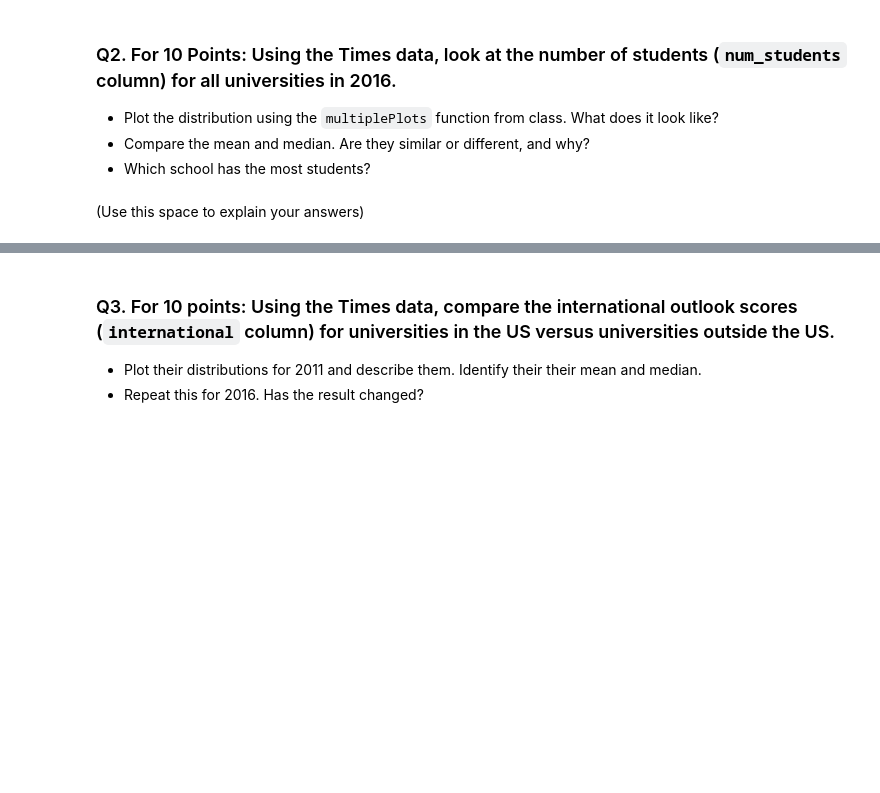
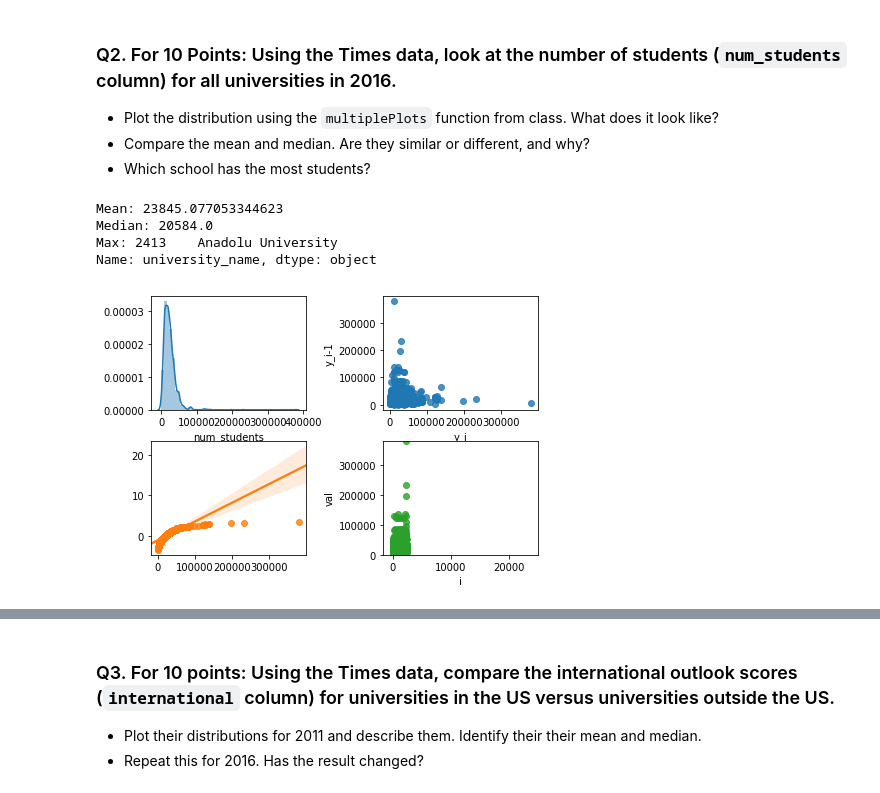
Before and after one commit to tengdann/si618, a Jupyter notebook: 618_HW3.ipynb, the cells around one changed output, grey strips where cells are left out. Drawn from its saved outputs; the diff is of its cells as text; code cells hidden in the pictures; blank space fills up the shorter version.

```diff
--- a/618_HW3.ipynb
+++ b/618_HW3.ipynb
@@ -38,2 +89,38 @@ Look at the column descriptions on the Kaggle page. Note that for some columns,
-# %% [markdown]
-(Use this space to explain your answers)
+# %%
+times_student_clean = times.dropna()
+def multiplePlots(series):
+
+    fig, axs = plt.subplots(2,2)
+    plt.tight_layout(pad = 0.4, w_pad = 4, h_pad = 1.0)
+
+    # Histogram
+    sns.distplot(series, ax = axs[0,0])
+
+    # Lag plot code here
+    lag = series.copy()
+    lag = np.array(lag[:-1])
+    current = series[1:]
+    ax = sns.regplot(current, lag, fit_reg = False, ax = axs[0,1])
+    ax.set_ylabel('y_i-1')
+    ax.set_xlabel("y_i")
+
+    # QQ plot code here
+    qntls, xr = stats.probplot(series, fit=False)
+    hm = sns.regplot(xr,qntls, ax = axs[1,0])
+
+    # Run Sequence doe here
+    ax = sns.regplot(np.arange(len(series)), series, fit_reg = False, ax = axs[1,1])
+    ax.set_ylim(0, series.max() + 1)
+    ax.set_ylabel("val")
+    ax.set_xlabel("i")
+# %%
+multiplePlots(times_student_clean.num_students)
+print('Mean:', np.mean(times_student_clean.num_students))
+print('Median:', np.median(times_student_clean.num_students))
+print('Max:', times_student_clean.sort_values('num_students', ascending = False).head(1).university_name)
+# %% [output]
+Mean: 23845.077053344623
+Median: 20584.0
+Max: 2413    Anadolu University
+Name: university_name, dtype: object
+[figure, added]
```
Also changed, not shown: parts of 24 cells of this notebook, 6 other files.
